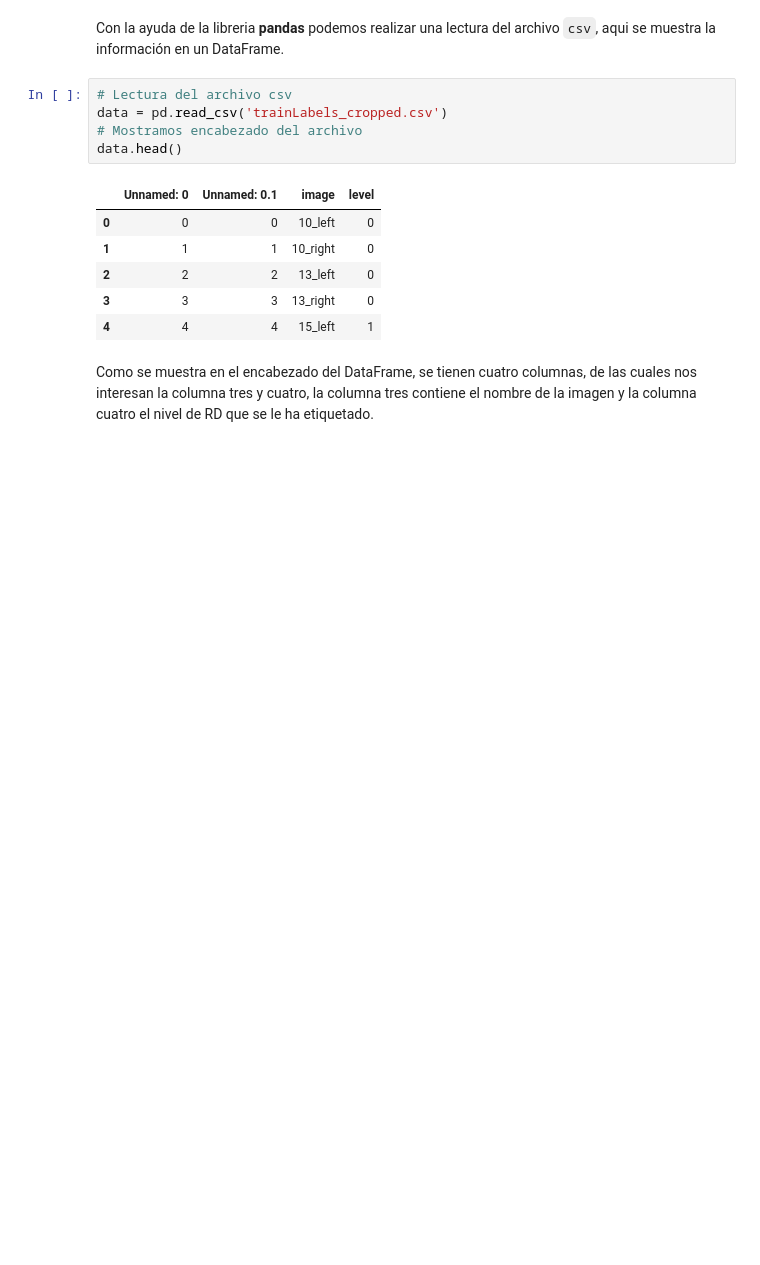
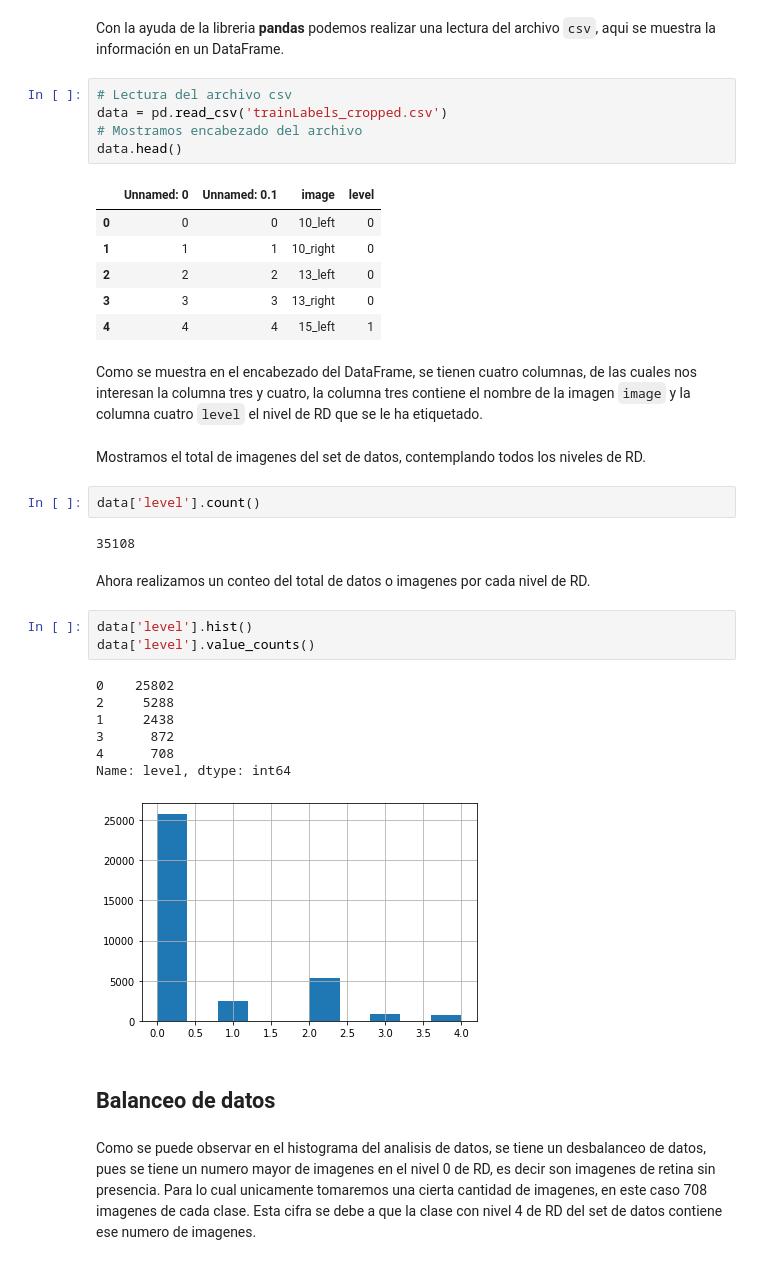
Before and after one commit to GustavoBD-Dev/ThesisProjectDDRUCNN, a Jupyter notebook: ThesisProjectDDRUCNN_v2.ipynb, the cells around one changed output. Saved outputs shown, nothing was run; the diff lists cells and outputs as text; blank space fills up the shorter version.

```diff
--- a/ThesisProjectDDRUCNN_v2.ipynb
+++ b/ThesisProjectDDRUCNN_v2.ipynb
@@ -41,4 +43,27 @@ data.head()
 | 3 | 3 | 3 | 13_right | 0 |
 | 4 | 4 | 4 | 15_left | 1 |
 # %% [markdown]
-Como se muestra en el encabezado del DataFrame, se tienen cuatro columnas, de las cuales nos interesan la columna tres y cuatro, la columna tres contiene el nombre de la imagen y la columna cuatro el nivel de RD que se le ha etiquetado.
+Como se muestra en el encabezado del DataFrame, se tienen cuatro columnas, de las cuales nos interesan la columna tres y cuatro, la columna tres contiene el nombre de la imagen `image` y la columna cuatro `level` el nivel de RD que se le ha etiquetado.
+# %% [markdown]
+Mostramos el total de imagenes del set de datos, contemplando todos los niveles de RD.
+# %%
+data['level'].count()
+# %% [output]
+35108
+# %% [markdown]
+Ahora realizamos un conteo del total de datos o imagenes por cada nivel de RD.
+# %%
+data['level'].hist()
+data['level'].value_counts()
+# %% [output]
+0    25802
+2     5288
+1     2438
+3      872
+4      708
+Name: level, dtype: int64
+[figure, added]
+# %% [markdown]
+## Balanceo de datos
+# %% [markdown]
+Como se puede observar en el histograma del analisis de datos, se tiene un desbalanceo de datos, pues se tiene un numero mayor de imagenes en el nivel 0 de RD, es decir son imagenes de retina sin presencia. Para lo cual unicamente tomaremos una cierta cantidad de imagenes, en este caso 708 imagenes de cada clase. Esta cifra se debe a que la clase con nivel 4 de RD del set de datos contiene ese numero de imagenes.
```
Also changed, not shown: parts of 9 cells of this notebook, 2 other files.
